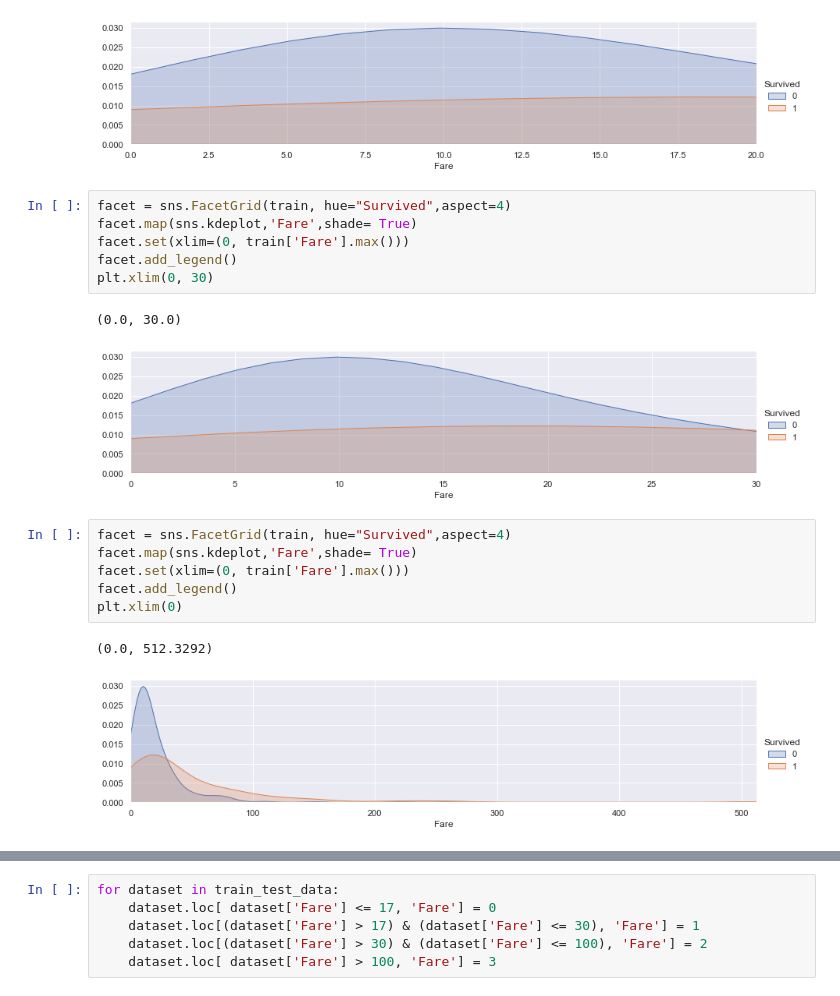
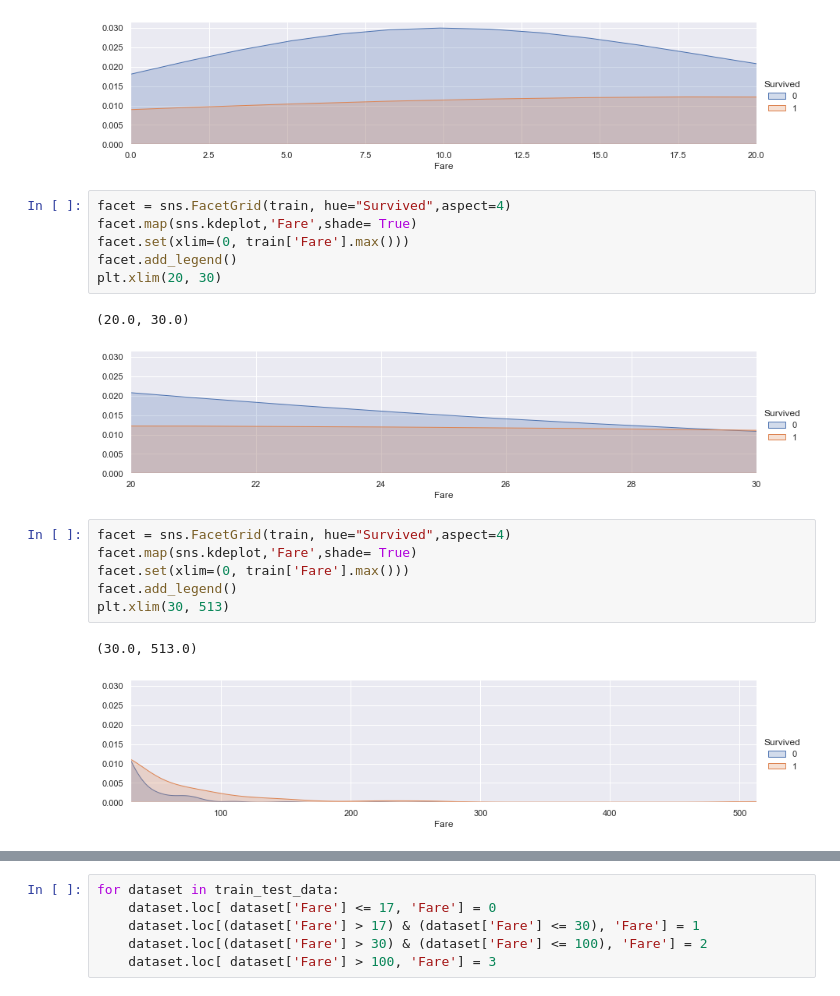
Before and after one commit to jaehyun0306/jaehyun0306, a Jupyter notebook: Titanic2.ipynb, the cells around one changed output, grey strips where cells are left out. Saved outputs shown, nothing was run; the diff lists cells and outputs as text.

```diff
--- a/Titanic2.ipynb
+++ b/Titanic2.ipynb
@@ -477,18 +513,18 @@ plt.xlim(0, 20)
 # %%
 facet = sns.FacetGrid(train, hue="Survived",aspect=4)
 facet.map(sns.kdeplot,'Fare',shade= True)
 facet.set(xlim=(0, train['Fare'].max()))
 facet.add_legend()
-plt.xlim(0, 30)
+plt.xlim(20, 30)
 # %% [output]
-(0.0, 30.0)
+(20.0, 30.0)
-[figure, old version]
+[figure, new version]
 # %%
 facet = sns.FacetGrid(train, hue="Survived",aspect=4)
 facet.map(sns.kdeplot,'Fare',shade= True)
 facet.set(xlim=(0, train['Fare'].max()))
 facet.add_legend()
-plt.xlim(0)
+plt.xlim(30, 513)
 # %% [output]
-(0.0, 512.3292)
+(30.0, 513.0)
-[figure, old version]
+[figure, new version]
```
Also changed, not shown: parts of 34 cells of this notebook.
